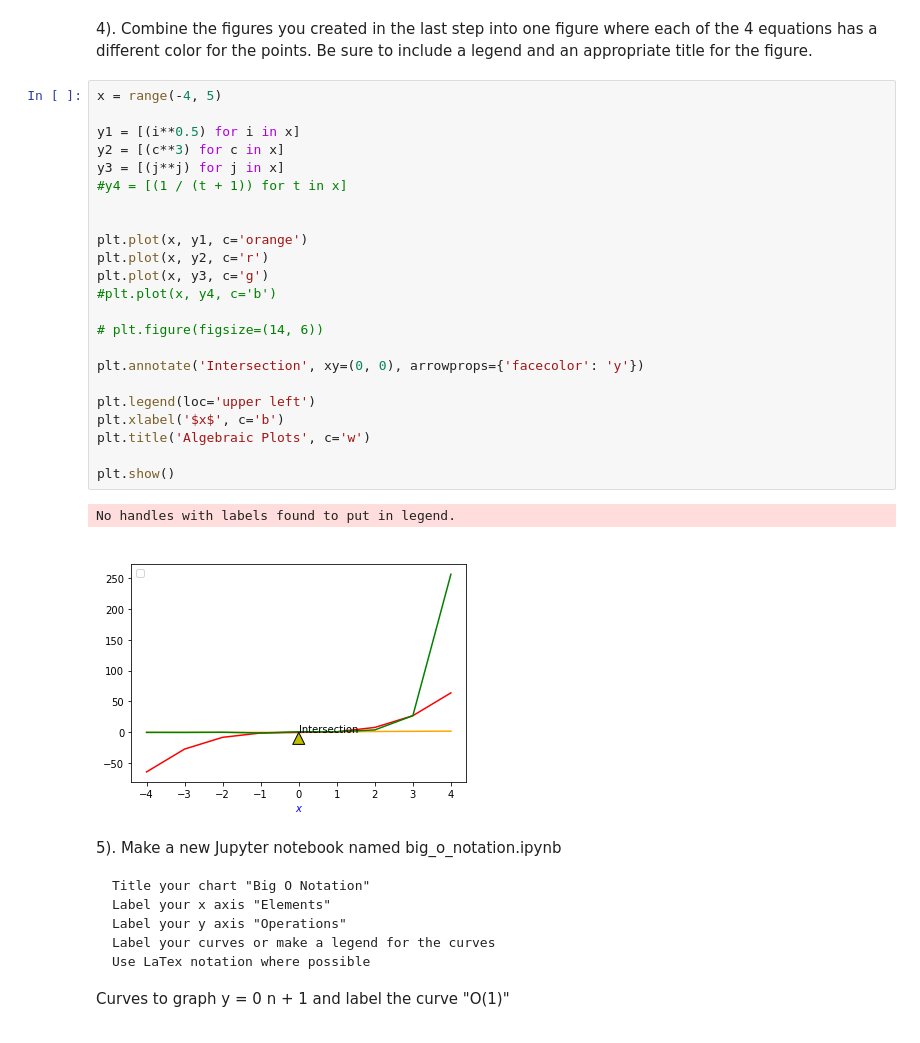
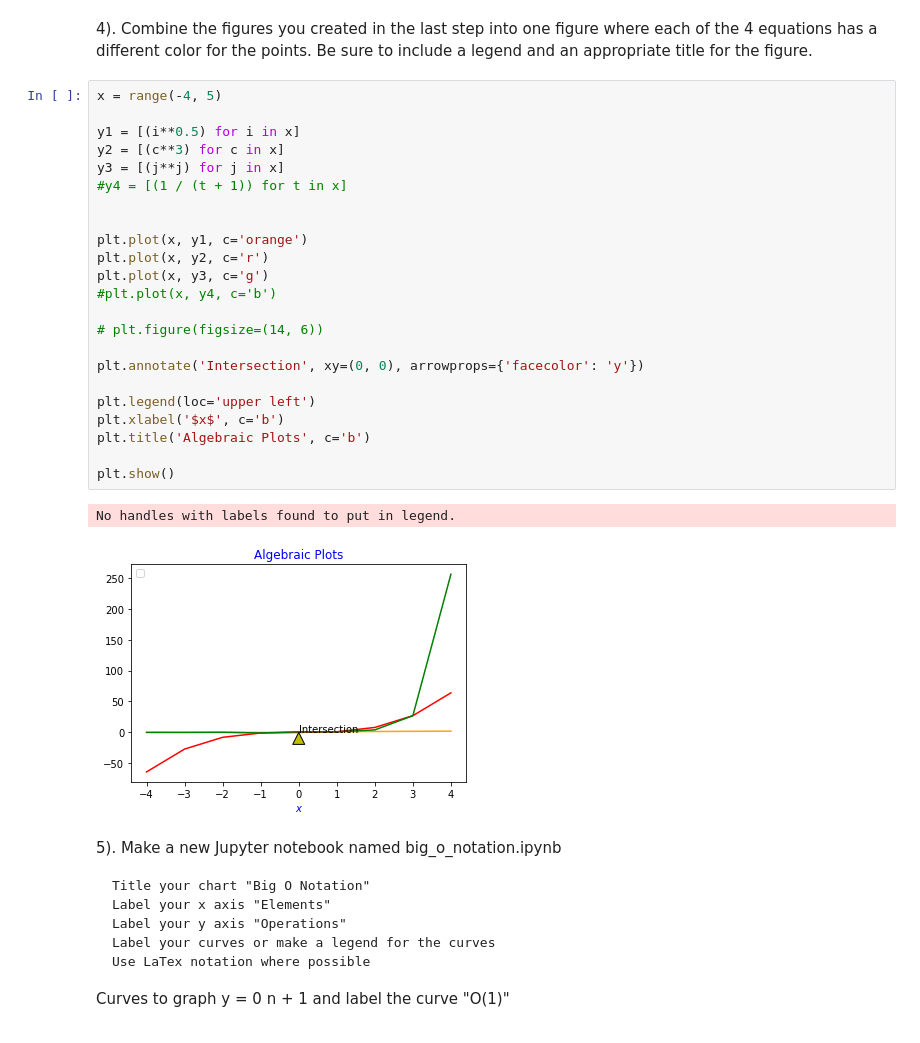
Before and after one commit to stephenkipkurui/numpy-pandas-visualization-exercises, a Jupyter notebook: matplotlib_exercises.ipynb, the cells around one changed output. Saved outputs shown, nothing was run; the diff lists cells and outputs as text.

```diff
--- a/matplotlib_exercises.ipynb
+++ b/matplotlib_exercises.ipynb
@@ -113,29 +113,29 @@ has a different color for the points. Be sure to include a legend and an appropr
 # %%
 x = range(-4, 5)
 
 y1 = [(i**0.5) for i in x]
 y2 = [(c**3) for c in x]
 y3 = [(j**j) for j in x]
 #y4 = [(1 / (t + 1)) for t in x]
 
 
 plt.plot(x, y1, c='orange')
 plt.plot(x, y2, c='r')
 plt.plot(x, y3, c='g')
 #plt.plot(x, y4, c='b')
 
 # plt.figure(figsize=(14, 6))
 
 plt.annotate('Intersection', xy=(0, 0), arrowprops={'facecolor': 'y'})
 
 plt.legend(loc='upper left')
 plt.xlabel('$x$', c='b')
-plt.title('Algebraic Plots', c='w')
+plt.title('Algebraic Plots', c='b')
 
 plt.show()
 # %% [output]
 No handles with labels found to put in legend.
-[figure, old version]
+[figure, new version]
 # %% [markdown]
 5). Make a new Jupyter notebook named big_o_notation.ipynb
 
```
